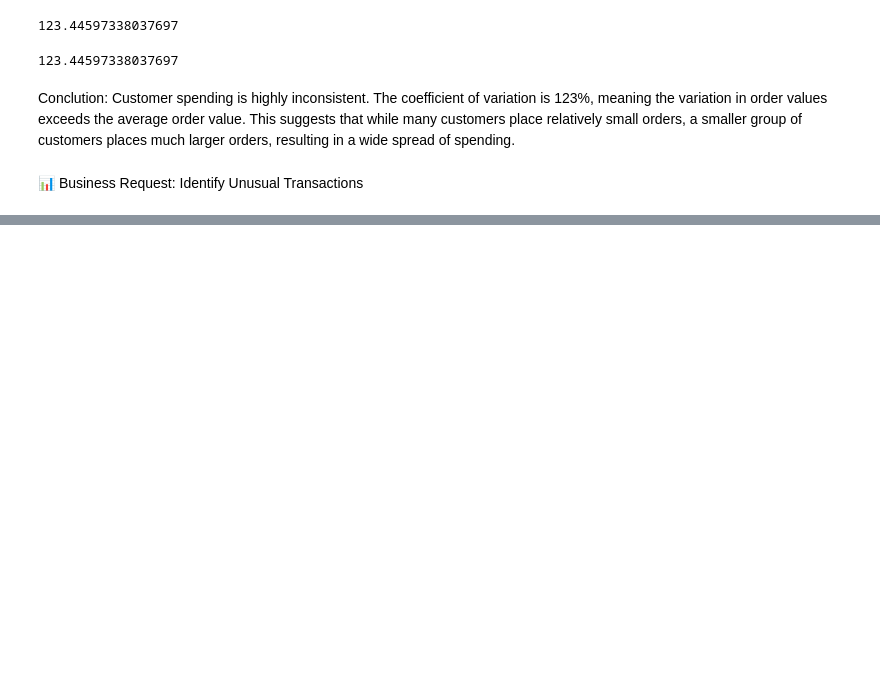
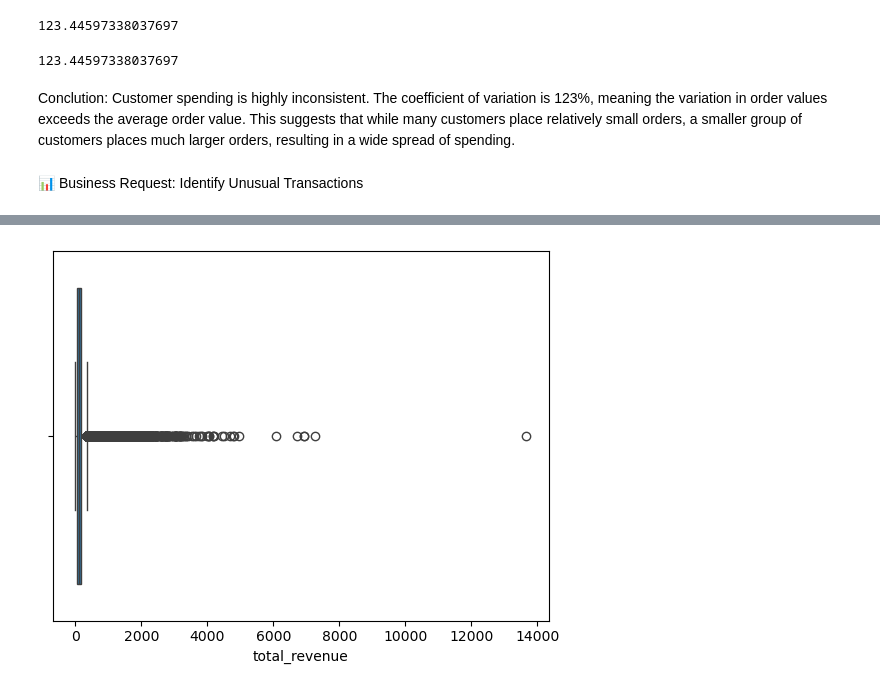
Before and after one commit to Vinaychauhan06/E-Commerce-Analytics-Dashboard-Python-SQL-Power-BI-, a Jupyter notebook: 02_EDA_Analysis.ipynb, the cells around one changed output, grey strips where cells are left out. Drawn from its saved outputs; the diff is of its cells as text; code cells hidden in the pictures; blank space fills up the shorter version.

```diff
--- a/02_EDA_Analysis.ipynb
+++ b/02_EDA_Analysis.ipynb
@@ -168,0 +188,5 @@ Customer spending is highly inconsistent. The coefficient of variation is 123%,
+# %%
+sns.boxplot(x=high_value_customers['total_revenue'])
+plt.show()
+# %% [output]
+[figure, added]
```
Also changed, not shown: parts of 11 cells of this notebook.
